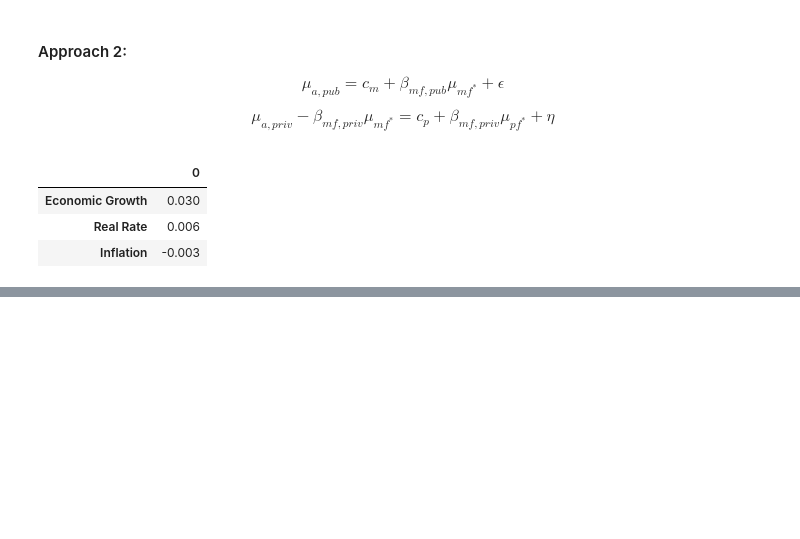
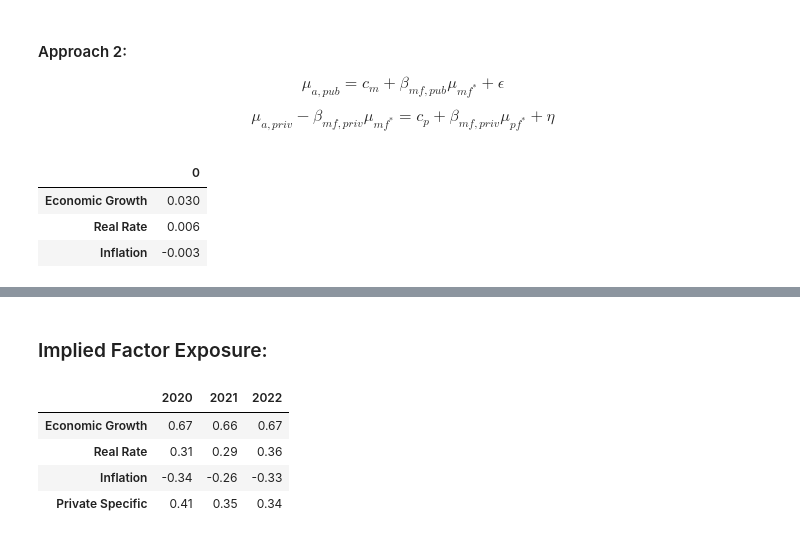
Before and after one commit to krocellx/finance, a Jupyter notebook: Factor_Investing_Using_CMAs_Update.ipynb, the cells around one changed output, grey strips where cells are left out. Cells and saved outputs as stored; diff of their text form; code cells hidden in the pictures; blank space fills up the shorter version.

```diff
--- a/Factor_Investing_Using_CMAs_Update.ipynb
+++ b/Factor_Investing_Using_CMAs_Update.ipynb
@@ -545,0 +675,18 @@ df_pf_std.round(4)
+# %% [markdown]
+### Implied Factor Exposure:
+# %%
+df_f_exp_2020.merge(
+    df_f_exp_2021,
+    how="inner",
+    left_index=True,
+    right_index=True).merge(
+        df_f_exp_2022,
+        how="inner",
+        left_index=True,
+        right_index=True).round(2)
+# %% [output]
+|  | 2020 | 2021 | 2022 |
+| Economic Growth | 0.67 | 0.66 | 0.67 |
+| Real Rate | 0.31 | 0.29 | 0.36 |
+| Inflation | -0.34 | -0.26 | -0.33 |
+| Private Specific | 0.41 | 0.35 | 0.34 |
```
Also changed, not shown: parts of 25 cells of this notebook, 1 other file.
